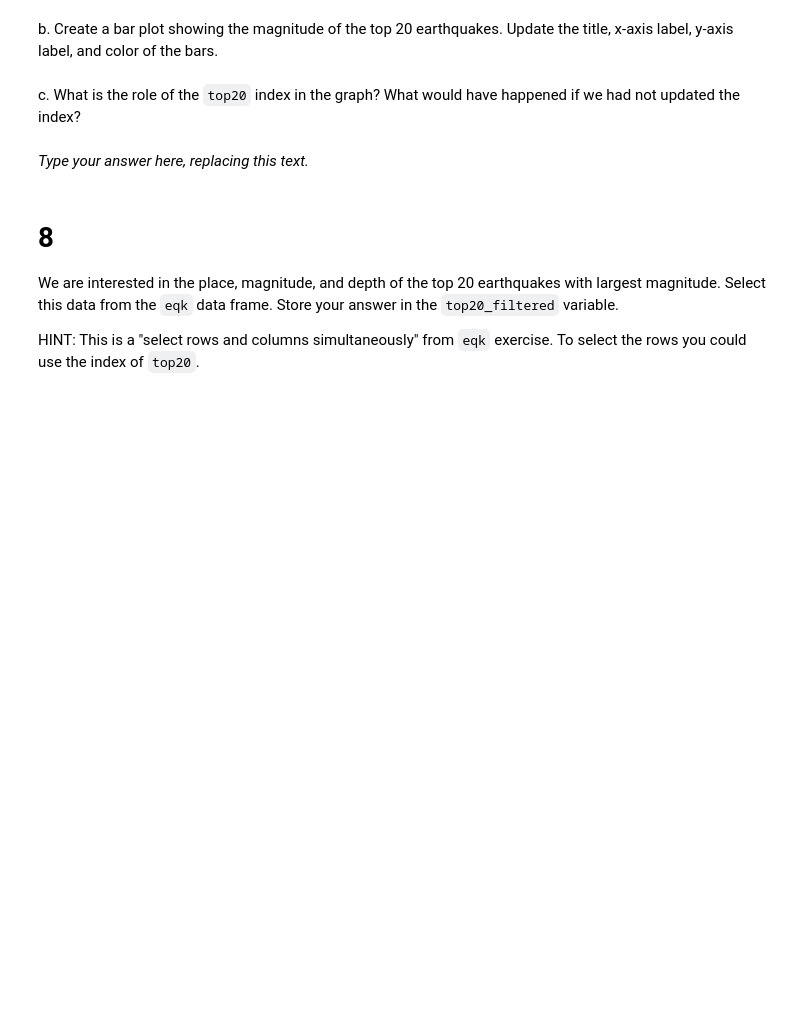
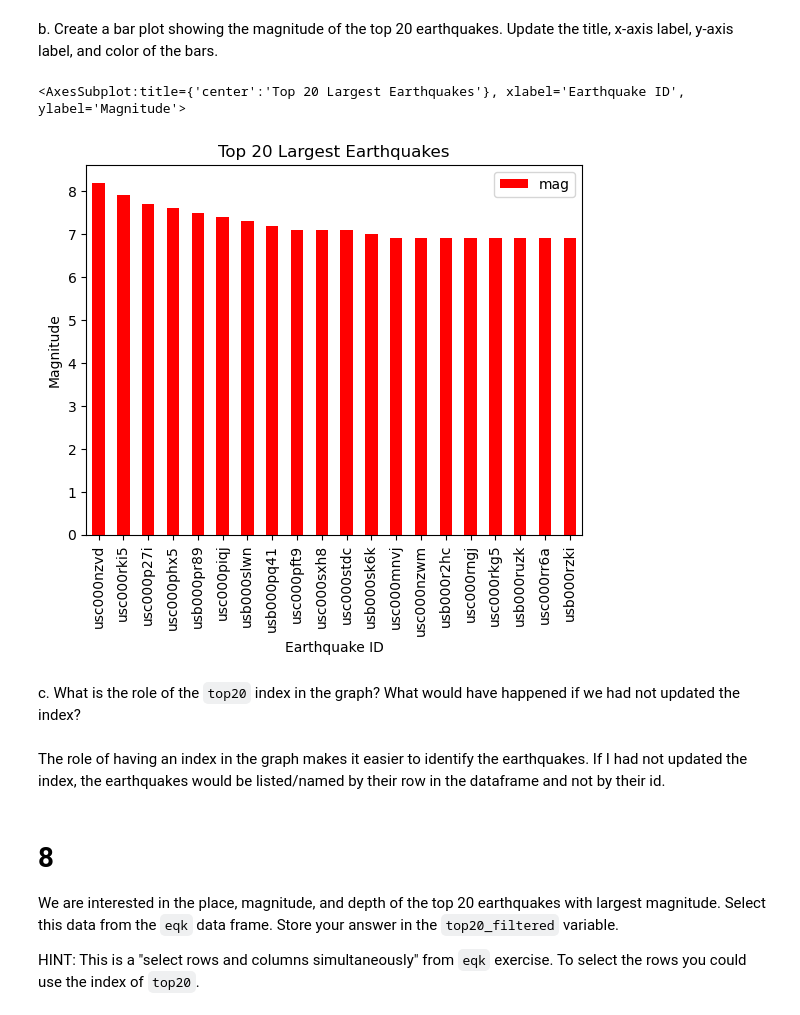
Before and after one commit to matteo-torres/eds220-hwk1, a Jupyter notebook: hwk1-task3-earthquakes-TORRES.ipynb, the cells around one changed output. Cells and saved outputs as stored; diff of their text form; code cells hidden in the pictures; blank space fills up the shorter version.

```diff
--- a/hwk1-task3-earthquakes-TORRES.ipynb
+++ b/hwk1-task3-earthquakes-TORRES.ipynb
@@ -176,3 +175,6 @@ top20 = ...
+# %%
+# Assign top 20 earthqaukes to `top20`
+top20 = eqk.nlargest(20, "mag")
 # %%
 # View the dataframe
 top20
@@ -180,14 +201,25 @@ top20
 <!-- BEGIN QUESTION -->
 
 b. Create a bar plot showing the magnitude of the top 20 earthquakes. Update the title, x-axis label, y-axis label, and color of the bars.
+# %%
+# Make a bar plot of top 20 earthquakes
+top20.plot(y = "mag",
+           xlabel = "Earthquake ID",
+           ylabel = "Magnitude",
+           title = "Top 20 Largest Earthquakes",
+           color = "red",
+           kind = "bar")
+# %% [output]
+<AxesSubplot:title={'center':'Top 20 Largest Earthquakes'}, xlabel='Earthquake ID', ylabel='Magnitude'>
+[figure, added]
 # %% [markdown]
 <!-- END QUESTION -->
 
 <!-- BEGIN QUESTION -->
 
 c. What is the role of the `top20` index in the graph? What would have happened if we had not updated the index?
-# %% [markdown]
-_Type your answer here, replacing this text._
+# %% [markdown]
+The role of having an index in the graph makes it easier to identify the earthquakes. If I had not updated the index, the earthquakes would be listed/named by their row in the dataframe and not by their id.
 # %% [markdown]
 <!-- END QUESTION -->
 
```
Also changed, not shown: parts of 7 cells of this notebook, 1 other file.
